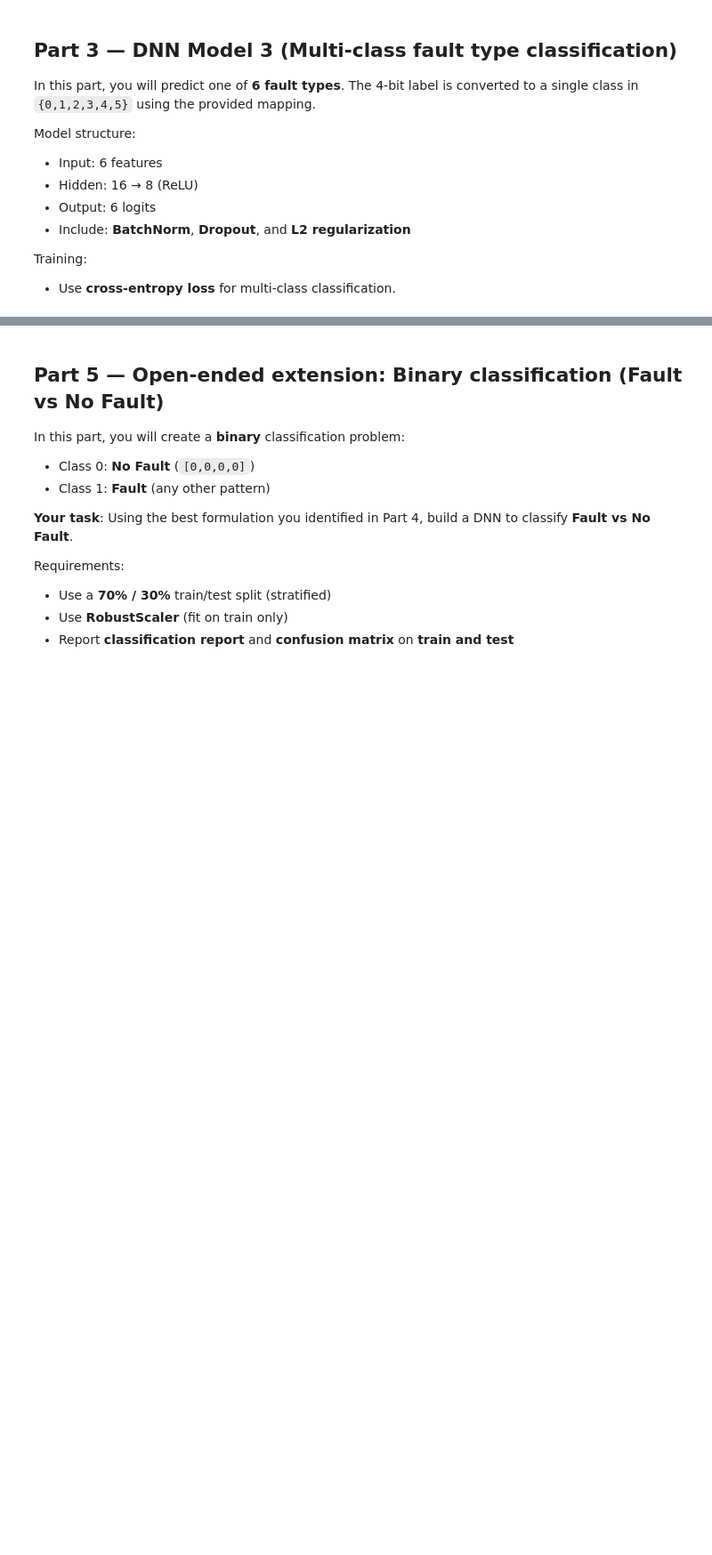
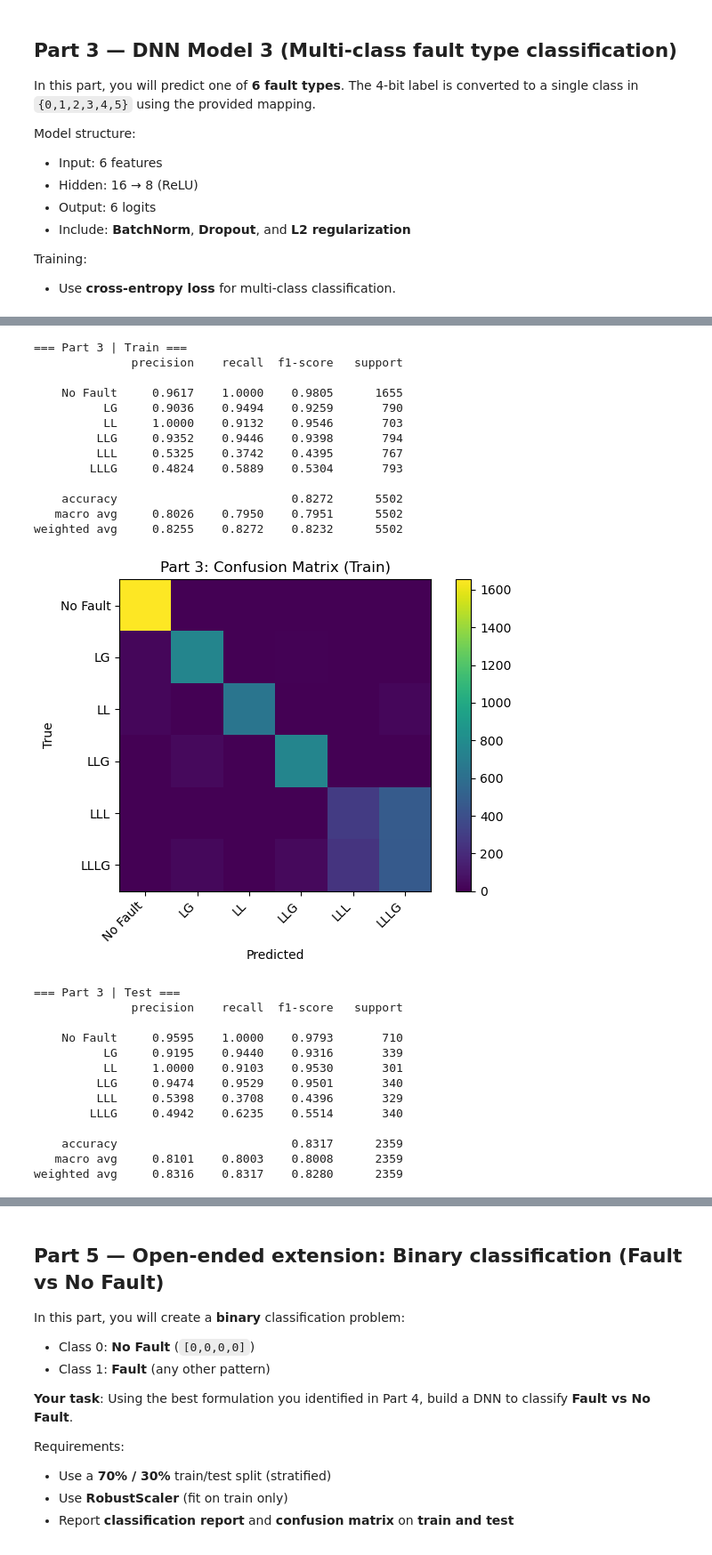
Before and after one commit to joannazhou0519/ee344, a Jupyter notebook: hw5/EE344_Assignment_5-DNN_Faults_student_version.ipynb, the cells around one changed output, grey strips where cells are left out. Shown at 89% size. Cells and saved outputs as stored; diff of their text form; code cells hidden in the pictures; blank space fills up the shorter version.

Commit message:
hw 5 completed up to part 4

```diff
--- a/hw5/EE344_Assignment_5-DNN_Faults_student_version.ipynb
+++ b/hw5/EE344_Assignment_5-DNN_Faults_student_version.ipynb
@@ -447,11 +501,20 @@ class DNN_MultiClass6(nn.Module):
     def __init__(self, input_dim=INPUT_DIM, h1=H1, h2=H2, num_classes=6, p_drop=DROPOUT_P):
         super().__init__()
         # TODO: define layers
-        pass
+        self.net = nn.Sequential(
+            nn.Linear(input_dim, h1), # <-- hidden layer (weights + bias)
+            nn.BatchNorm1d(h1), # <-- batch norm (stability/regularization)
+            nn.ReLU(), # <-- nonlinearity
+            nn.Dropout(p_drop), # <-- dropout regularization
+            nn.Linear(h1, h2), # <-- hidden layer (weights + bias)
+            nn.BatchNorm1d(h2), # <-- batch norm (stability/regularization)
+            nn.ReLU(), # <-- nonlinearity
+            nn.Dropout(p_drop), # <-- dropout regularization
+            nn.Linear(h2, num_classes)
+        )
 
     def forward(self, x):
-        # TODO: forward pass returning logits (N,6)
-        pass
+        return self.net(x)
 # %%
 ## [ TODO 2 ]
 # Create the model, loss function, and optimizer.
@@ -463,6 +526,10 @@ class DNN_MultiClass6(nn.Module):
 # TODO: model = ...
 # TODO: loss_fn = ...
 # TODO: optimizer = ...
+
+model_3 = DNN_MultiClass6(input_dim=INPUT_DIM, h1=H1, h2=H2, num_classes=6, p_drop=DROPOUT_P).to(device)
+loss_fn_3 = nn.CrossEntropyLoss()
+optimizer_3 = torch.optim.Adam(model_3.parameters(), lr=LR, weight_decay=L2_WEIGHT_DECAY)
 # %%
 # ----------------------------
 # Training loop scaffold
@@ -472,6 +539,7 @@ def train_part3(model, loader, epochs=EPOCHS):
     model.train()
     for ep in range(1, epochs + 1):
         total = 0.0
+        n = 0
         for xb, yb in loader:
             xb = xb.to(device)
             yb = yb.to(device)
@@ -482,11 +550,19 @@ def train_part3(model, loader, epochs=EPOCHS):
             # TODO: backward + step
 
             # total += loss.item() * xb.size(0)
-            pass
+
+            optimizer_3.zero_grad()
+            logits = model(xb)
+            loss = loss_fn_3(logits, yb)
+            loss.backward()
+            optimizer_3.step()
+
+            total += loss.item() * xb.size(0)
+            n += xb.size(0)
 
         if ep in [1, epochs//2, epochs]:
             # TODO: print epoch + average loss
-            pass
+            print(f"Epoch {ep:3d} | train Cross Entropy Loss: {total/n:.6f}")
 
 @torch.no_grad()
 def predict_part3(model, X_np):
@@ -496,3 +572,4 @@ def predict_part3(model, X_np):
     return torch.argmax(logits, dim=1).cpu().numpy()
 
 # TODO: Train the model
+train_part3(model_3, train_loader_3, epochs=EPOCHS)
@@ -499,16 +580,44 @@ def predict_part3(model, X_np):
 # %%
 # ----------------------------
 # Evaluation
 # ----------------------------
-pred_train = predict_part3(model, X_train_s3)
-pred_test  = predict_part3(model, X_test_s3)
+pred_train = predict_part3(model_3, X_train_s3)
+pred_test  = predict_part3(model_3, X_test_s3)
 
 print('\n=== Part 3 | Train ===')
 print(classification_report(y_fault_train, pred_train, target_names=FAULT_NAMES, digits=4))
 cm_tr = confusion_matrix(y_fault_train, pred_train, labels=np.arange(len(FAULT_NAMES)))
 plot_cm(cm_tr, 'Part 3: Confusion Matrix (Train)', FAULT_NAMES)
 
 print('\n=== Part 3 | Test ===')
 print(classification_report(y_fault_test, pred_test, target_names=FAULT_NAMES, digits=4))
 cm_te = confusion_matrix(y_fault_test, pred_test, labels=np.arange(len(FAULT_NAMES)))
 plot_cm(cm_te, 'Part 3: Confusion Matrix (Test)', FAULT_NAMES)
+# %% [output]
+=== Part 3 | Train ===
+              precision    recall  f1-score   support
+
+    No Fault     0.9617    1.0000    0.9805      1655
+          LG     0.9036    0.9494    0.9259       790
+          LL     1.0000    0.9132    0.9546       703
+         LLG     0.9352    0.9446    0.9398       794
+         LLL     0.5325    0.3742    0.4395       767
+        LLLG     0.4824    0.5889    0.5304       793
+
+    accuracy                         0.8272      5502
+   macro avg     0.8026    0.7950    0.7951      5502
+weighted avg     0.8255    0.8272    0.8232      5502
+[figure, added]
+=== Part 3 | Test ===
+              precision    recall  f1-score   support
+
+    No Fault     0.9595    1.0000    0.9793       710
+          LG     0.9195    0.9440    0.9316       339
+          LL     1.0000    0.9103    0.9530       301
+         LLG     0.9474    0.9529    0.9501       340
+         LLL     0.5398    0.3708    0.4396       329
+        LLLG     0.4942    0.6235    0.5514       340
+
+    accuracy                         0.8317      2359
+   macro avg     0.8101    0.8003    0.8008      2359
+weighted avg     0.8316    0.8317    0.8280      2359
```
Also changed, not shown: parts of 8 cells of this notebook.
